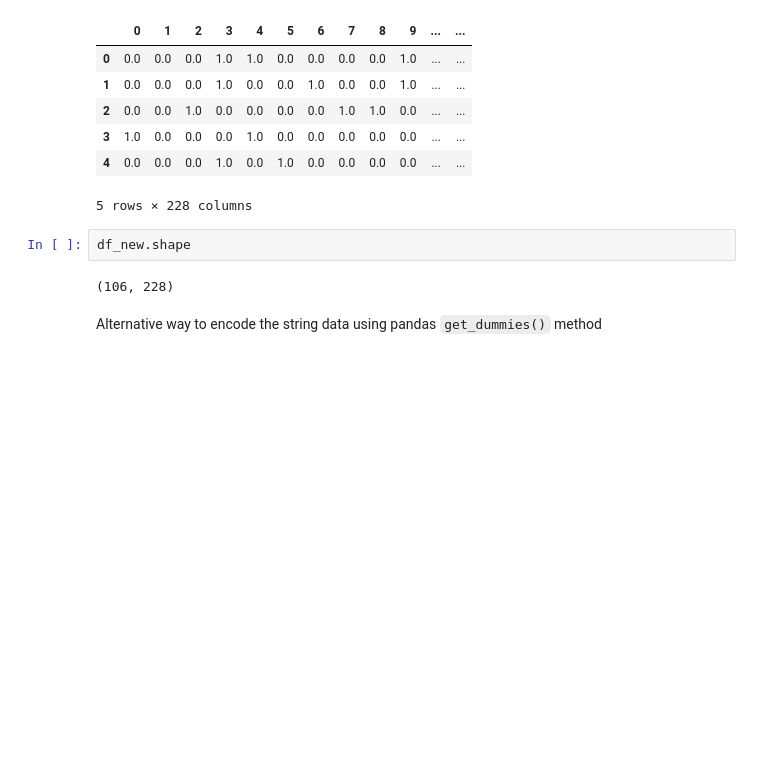
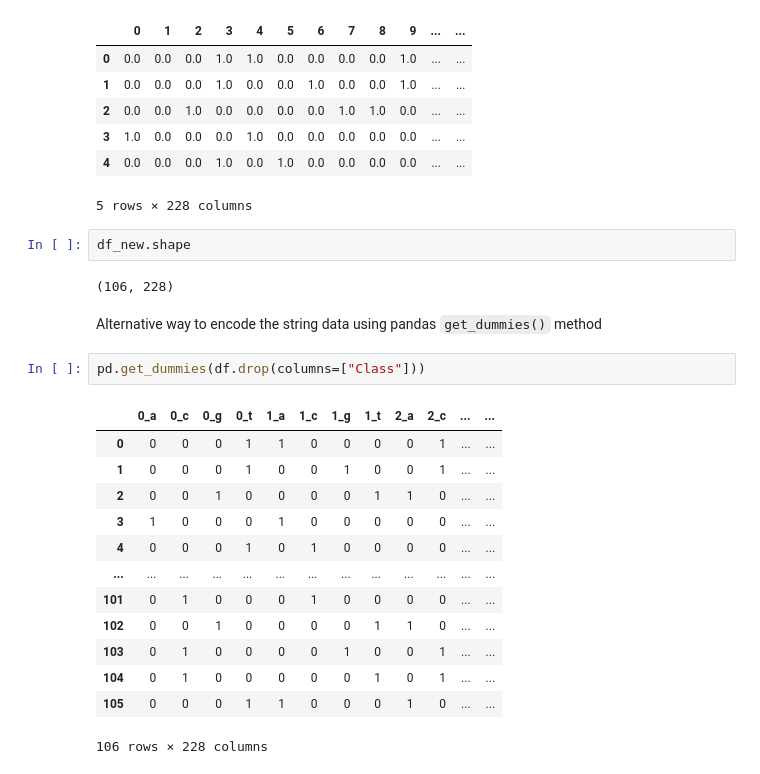
Before and after one commit to lawalsegun2025/dna_sequencing_for_detecting_e_coli_virus, a Jupyter notebook: dna_sequencing_for_detecting_e_coli.ipynb, the cells around one changed output. Cells and saved outputs as stored; diff of their text form; blank space fills up the shorter version.

```diff
--- a/dna_sequencing_for_detecting_e_coli.ipynb
+++ b/dna_sequencing_for_detecting_e_coli.ipynb
@@ -252,3 +252,19 @@ df_new.shape
 (106, 228)
 # %% [markdown]
 Alternative way to encode the string data using pandas `get_dummies()` method
+# %%
+pd.get_dummies(df.drop(columns=["Class"]))
+# %% [output]
+|  | 0_a | 0_c | 0_g | 0_t | 1_a | 1_c | 1_g | 1_t | 2_a | 2_c | ... | ... |
+| 0 | 0 | 0 | 0 | 1 | 1 | 0 | 0 | 0 | 0 | 1 | ... | ... |
+| 1 | 0 | 0 | 0 | 1 | 0 | 0 | 1 | 0 | 0 | 1 | ... | ... |
+| 2 | 0 | 0 | 1 | 0 | 0 | 0 | 0 | 1 | 1 | 0 | ... | ... |
+| 3 | 1 | 0 | 0 | 0 | 1 | 0 | 0 | 0 | 0 | 0 | ... | ... |
+| 4 | 0 | 0 | 0 | 1 | 0 | 1 | 0 | 0 | 0 | 0 | ... | ... |
+| ... | ... | ... | ... | ... | ... | ... | ... | ... | ... | ... | ... | ... |
+| 101 | 0 | 1 | 0 | 0 | 0 | 1 | 0 | 0 | 0 | 0 | ... | ... |
+| 102 | 0 | 0 | 1 | 0 | 0 | 0 | 0 | 1 | 1 | 0 | ... | ... |
+| 103 | 0 | 1 | 0 | 0 | 0 | 0 | 1 | 0 | 0 | 1 | ... | ... |
+| 104 | 0 | 1 | 0 | 0 | 0 | 0 | 0 | 1 | 0 | 1 | ... | ... |
+| 105 | 0 | 0 | 0 | 1 | 1 | 0 | 0 | 0 | 1 | 0 | ... | ... |
+106 rows × 228 columns
```
Also changed, not shown: parts of 2 cells of this notebook.
